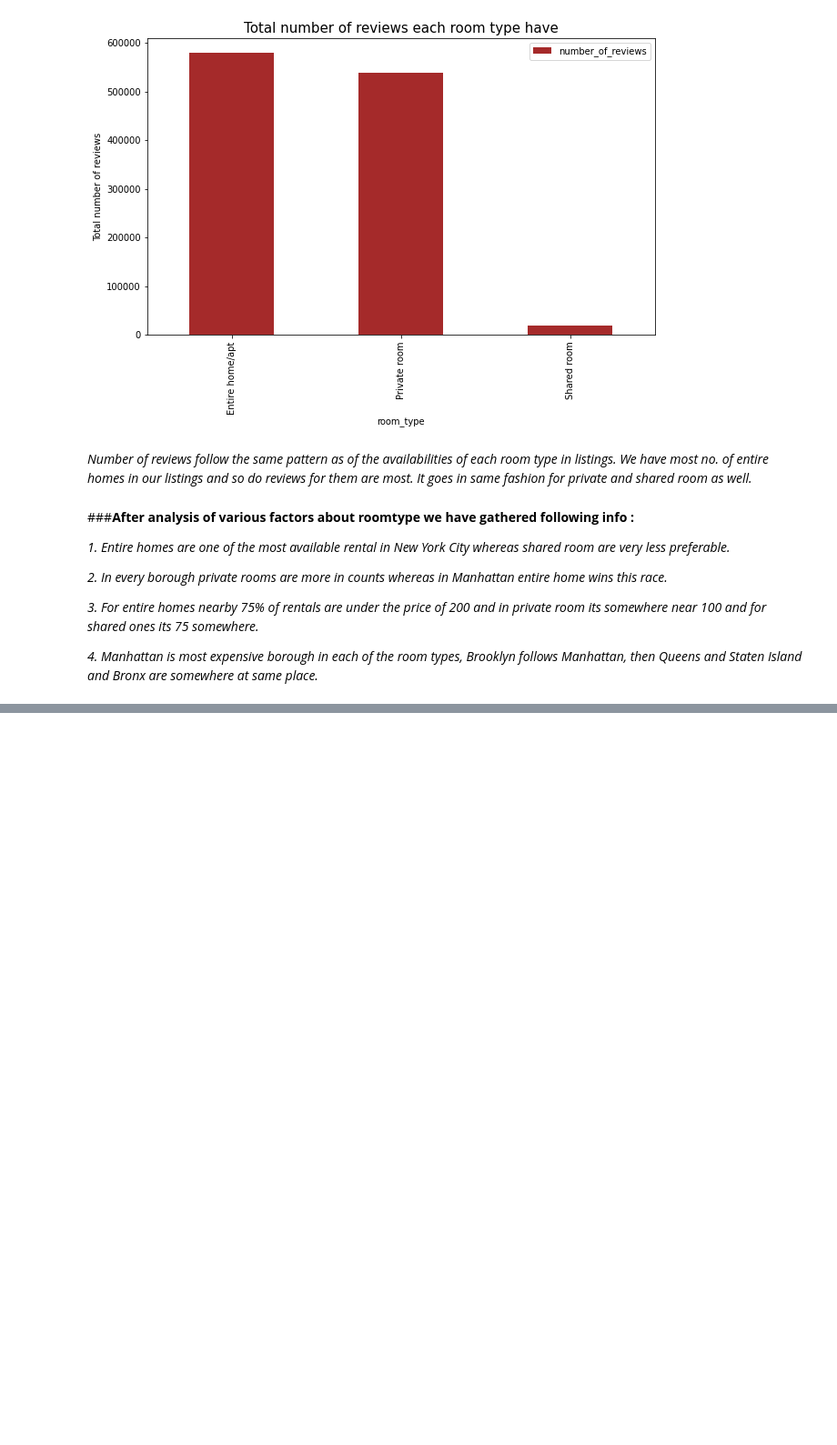
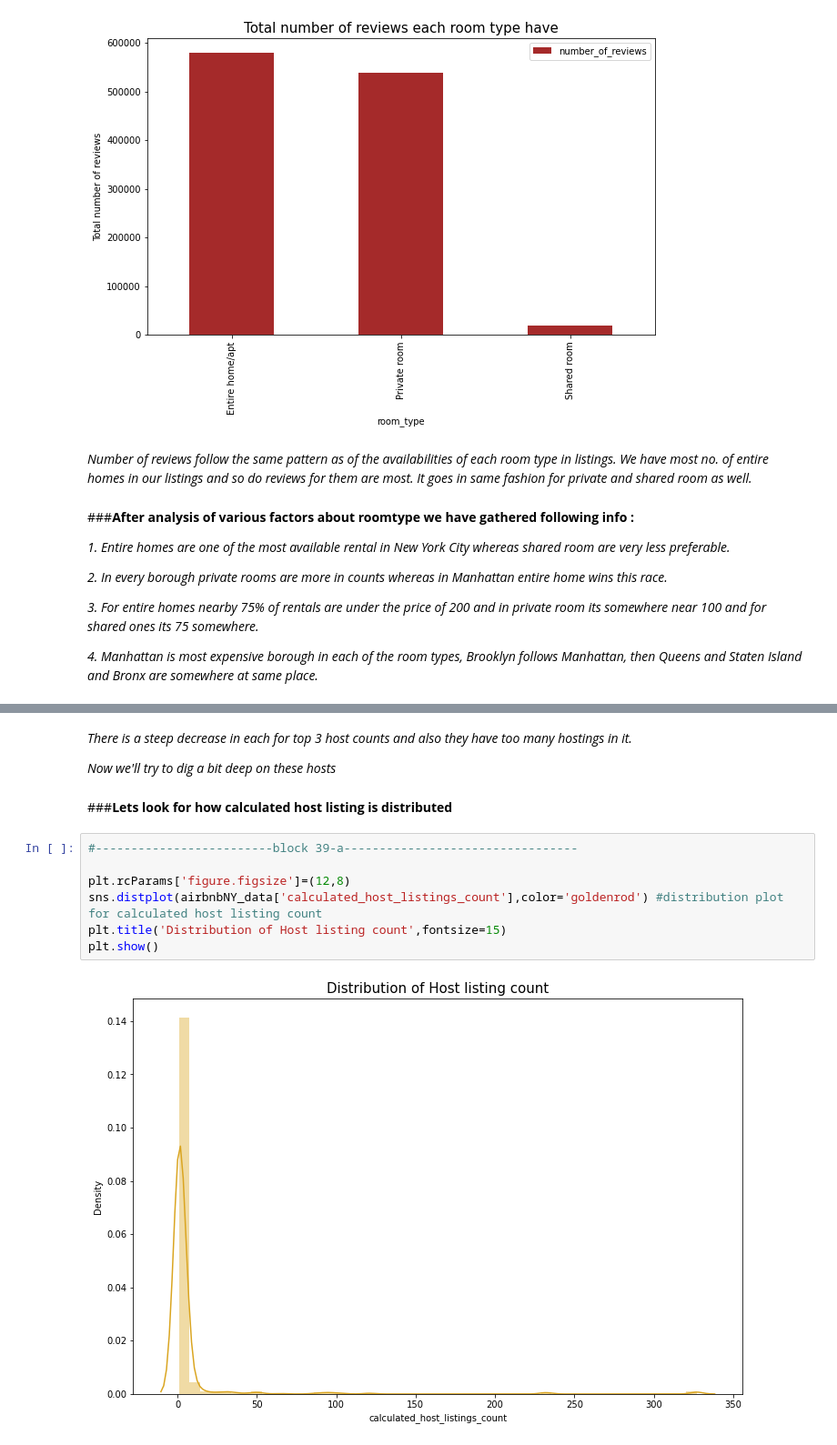
Before and after one commit to gupta4327/AirbnbNYC_2019_Analysis, a Jupyter notebook: Airbnb_Bookings_Analysis.ipynb, the cells around one changed output, grey strips where cells are left out. Shown: that part at 91% size. Drawn from its saved outputs; the diff is of its cells as text; blank space fills up the shorter version.

```diff
--- a/Airbnb_Bookings_Analysis.ipynb
+++ b/Airbnb_Bookings_Analysis.ipynb
@@ -738,0 +804,15 @@ plt.show()
+# %% [markdown]
+*There is a steep decrease in each for top 3 host counts and also they have too many hostings in it.*
+
+*Now we'll try to dig a bit deep on these hosts*
+# %% [markdown]
+###**Lets look for how calculated host listing is distributed**
+# %%
+#-------------------------block 39-a---------------------------------
+
+plt.rcParams['figure.figsize']=(12,8)
+sns.distplot(airbnbNY_data['calculated_host_listings_count'],color='goldenrod') #distribution plot for calculated host listing count
+plt.title('Distribution of Host listing count',fontsize=15)
+plt.show()
+# %% [output]
+[figure, added]
```
Also changed, not shown: parts of 35 cells of this notebook.
